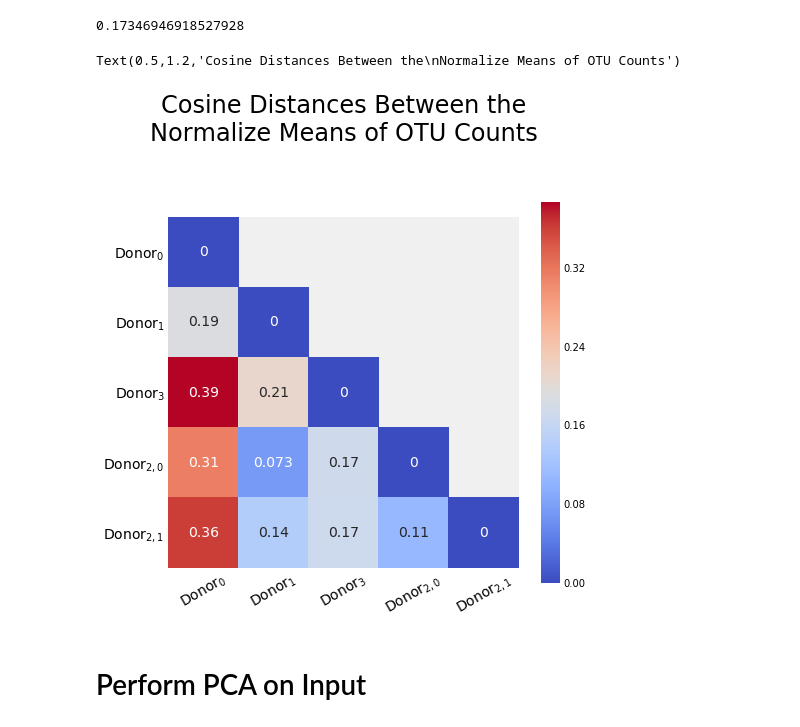
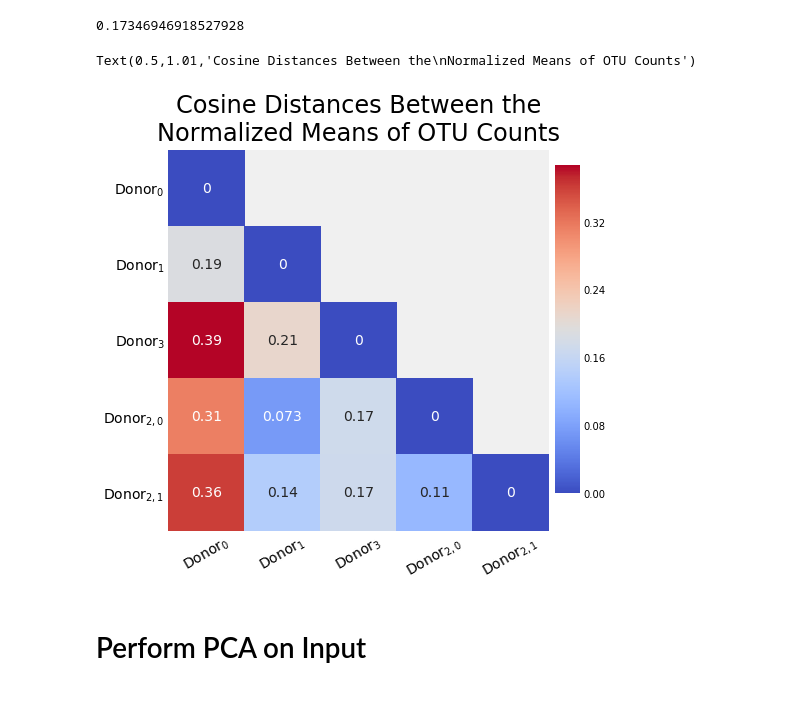
Before and after one commit to michaelwiest/microbiome-rnn, a Jupyter notebook: notebooks/Input Analysis.ipynb, the cells around one changed output. Drawn from its saved outputs; the diff is of its cells as text; code cells hidden in the pictures; blank space fills up the shorter version.

```diff
--- a/notebooks/Input Analysis.ipynb
+++ b/notebooks/Input Analysis.ipynb
@@ -132,9 +132,9 @@ print(group_means)
   518.23093197  298.12434878  266.47089251 1394.26694534   58.83755624
   522.6953082    59.43068052  418.71352208]
 # %%
-fig, ax = plt.subplots(figsize=(6, 4))
+fig, ax = plt.subplots(figsize=(7, 5))
 for i in range(len(counts[0])):
-    plt.scatter(i, counts[0][i], s=group_means[i])
+    plt.scatter(i, counts[0][i], s=group_means[i], c=colors[i])
 plt.ylim(-5, 35)
 plt.scatter([],[], s=10, label='10', color='gray')
 
@@ -143,6 +143,8 @@ plt.scatter([],[], s=1000, label='1000', color='gray')
 leg_labels = ["10", "100", "1000"]
 ax.set_xticklabels([])
 ax.set_xticks([])
+ax.set_yticks(list(range(0, 35))[::5])
+ax.set_yticklabels(list(range(0, 35))[::5])
 legend = plt.legend(frameon = 1,
                     loc='upper right',
                     fontsize=10,
@@ -156,5 +158,7 @@ frame.set_facecolor('white')
 plt.xlabel('Strain Family', fontsize=14)
 plt.ylabel('Number of Strains in Input Data', fontsize=14)
 plt.title('Count of Number of Strains Per Family\nand Average OTU Count', fontsize=24, y=1.01)
+
+
 plt.show()
 # %% [output]
@@ -252,25 +255,28 @@ for data in [donor_means, donor_stds]:
                 dists[i, j] = cosine(data[i], data[j])
     outputs.append(dists)
 # %%
-plt.figure(figsize=(7, 7))
-
+fig, ax = plt.subplots(figsize=(7, 7))
+cbar_ax = fig.add_axes([.905, 0.2, .05, .65])
 
 ax = sns.heatmap(outputs[0],
-            cmap='coolwarm',
-            vmax=np.nanmax(outputs[0]),
-            vmin=0,
-            square=True,
-            annot=outputs[0],
-            yticklabels=file_labs,
-            xticklabels=file_labs,
-                annot_kws={'fontsize': 14})
-plt.yticks(rotation=0, fontsize=14)
-plt.xticks(rotation=30, fontsize=14)
-plt.title('Cosine Distances Between the\nNormalize Means of OTU Counts',
-          y=1.2, fontsize=24)
+                cmap='coolwarm',
+                vmax=np.nanmax(outputs[0]),
+                vmin=0,
+                square=True,
+                annot=outputs[0],
+                yticklabels=file_labs,
+                xticklabels=file_labs,
+                annot_kws={'fontsize': 14},
+                cbar_ax=cbar_ax,
+                cbar=True,
+                ax=ax)
+ax.set_yticklabels(file_labs, rotation=0, fontsize=14)
+ax.set_xticklabels(file_labs, rotation=30, fontsize=14)
+ax.set_title('Cosine Distances Between the\nNormalized Means of OTU Counts',
+          y=1.01, fontsize=24)
 # %% [output]
-Text(0.5,1.2,'Cosine Distances Between the\nNormalize Means of OTU Counts')
+Text(0.5,1.01,'Cosine Distances Between the\nNormalized Means of OTU Counts')
-[figure, old version]
+[figure, new version]
 # %% [markdown]
 # Perform PCA on Input
 # %%
```
Also changed, not shown: parts of 2 cells of this notebook.
